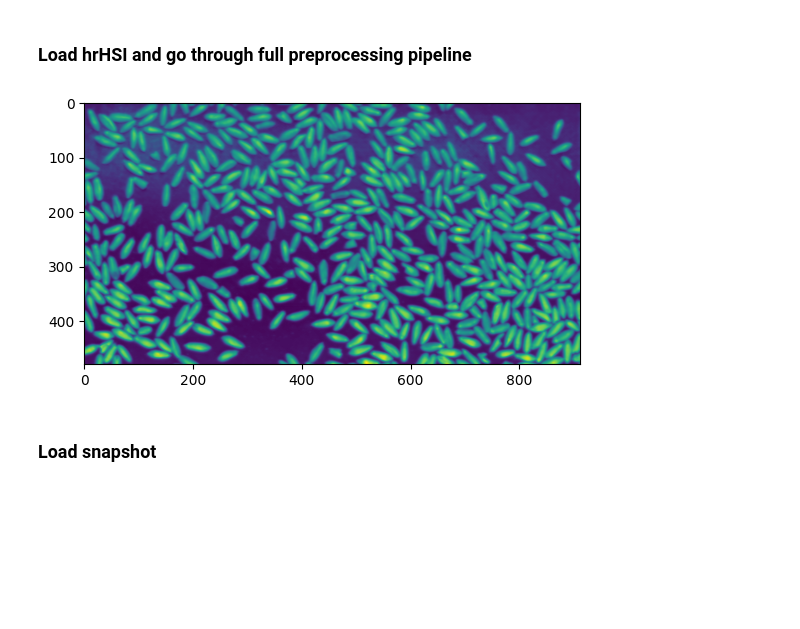
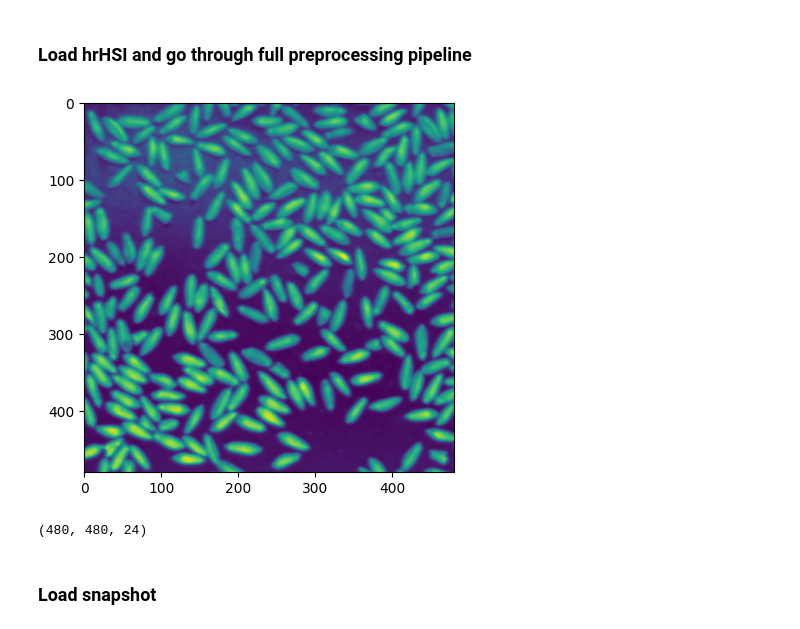
Before and after one commit to amar-music/hyperspectral-snapshot-upscaling, a Jupyter notebook: explore.ipynb, the cells around one changed output. Cells and saved outputs as stored; diff of their text form; code cells hidden in the pictures; blank space fills up the shorter version.

Commit message:
Update for square images

```diff
--- a/explore.ipynb
+++ b/explore.ipynb
@@ -106,39 +110,47 @@ hr_path = 'data/FX10/spelt_s3.hdf5'
 hr_mtx_path = 'calibration/hrHSI_matrix.npy'
 hr_dist_path = 'calibration/hrHSI_dist.npy'
 
 # Snapshot dimensions and wavelengths
-ss_shape = (210, 399, 24)
+# ss_shape = (210, 399, 24)
+ss_shape = (210, 210, 24) # Square
 ss_wavelengths = [667, 679, 691, 703, 715,
                   727, 739, 751, 763, 775,
                   787, 799, 811, 823, 835,
                   847, 859, 871, 883, 895,
                   907, 919, 931, 943]
 
 
 # Set offsets and rotations
-hr_x_off = (106, 1018)   # Full: (0, 1084)
-hr_y_off = (189, 720)    # Full: (0, 1015)
-rot = -0.2
-shear = 0.017
+# hr_x_off = (106, 1018)   # Full: (0, 1084)
+# hr_y_off = (189, 720)    # Full: (0, 1015)
+hr_x_off = (110, 590)   # Square
+hr_y_off = (191, 719)   # Square
+rot = -0.3
+shear = 0.02
+# rot = -0.2
+# shear = 0.017
 
 # Load and preprocess file
 hr_file = preprocessFullHSI(path_to_hdf5=hr_path,
                             mtx_path=hr_mtx_path,
                             dist_path=hr_dist_path,
                             hr_x_off=hr_x_off,
                             hr_y_off=hr_y_off,
                             rot=rot,
                             shear=shear,
                             ss_shape=ss_shape,
                             ss_wavelengths=ss_wavelengths)
 hr_img = hr_file[0]
 hr_wavelengths = hr_file[1]
 
 # Display image
 plt.imshow(hr_img[:, :, 3])
 plt.show()
+
+print(hr_img.shape)
 # %% [output]
-[figure, old version]
+[figure, new version]
+(480, 480, 24)
 # %% [markdown]
 ### Load snapshot
 # %%
```
Also changed, not shown: parts of 10 cells of this notebook, 3 other files.
